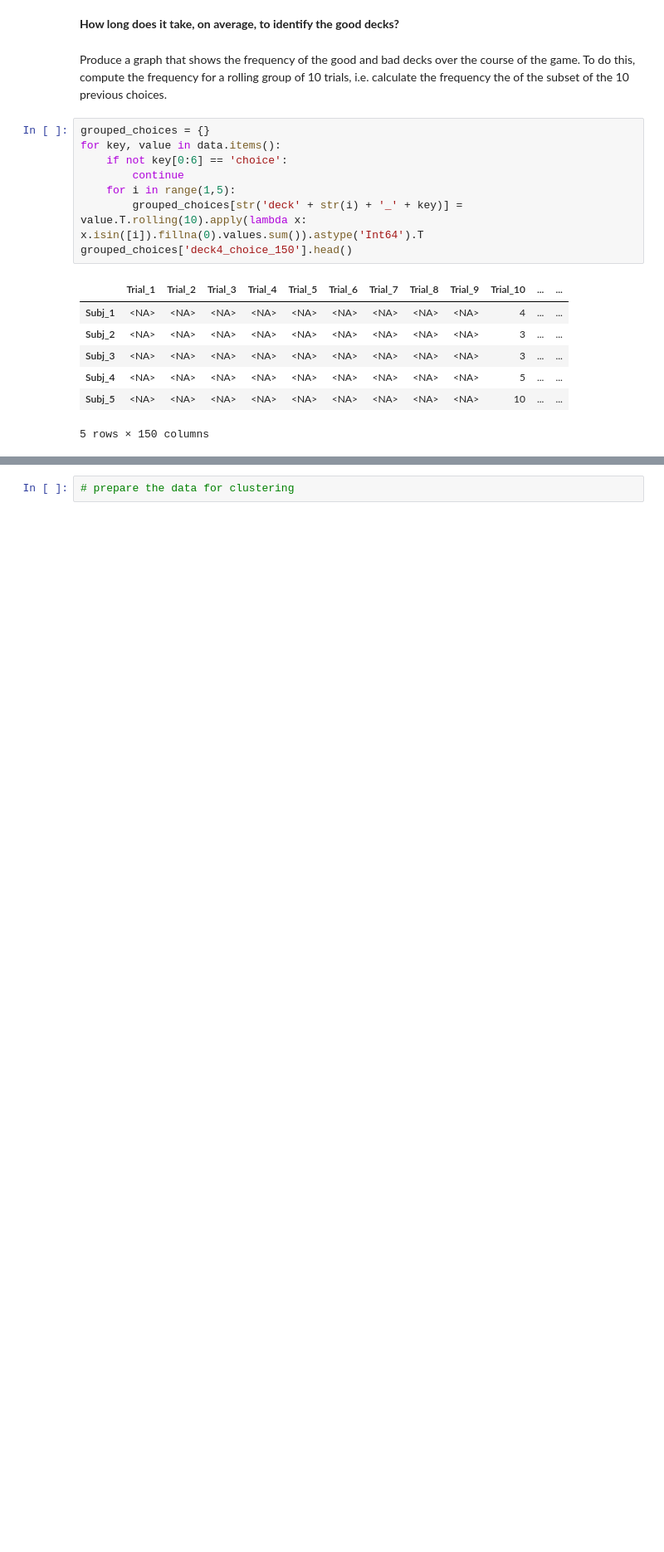
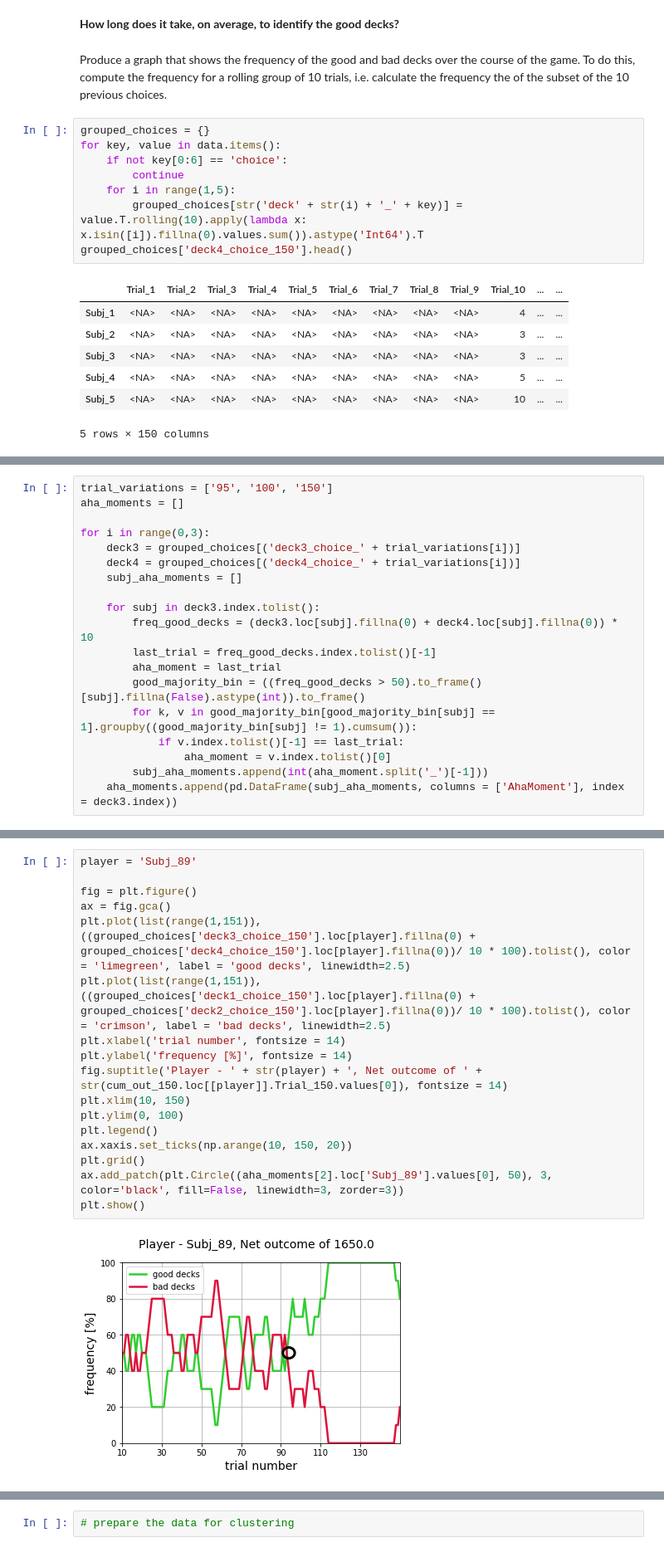
Before and after one commit to murphn88/ca4015-assignment-1, a Jupyter notebook: book/data_exploration.ipynb, the cells around one changed output, grey strips where cells are left out. Shown at 83% size. Cells and saved outputs as stored; diff of their text form; blank space fills up the shorter version.

```diff
--- a/book/data_exploration.ipynb
+++ b/book/data_exploration.ipynb
@@ -264,0 +342,19 @@ In the above graphs, the bad decks (deck A and B) are the most popular at the be
+# %%
+trial_variations = ['95', '100', '150']
+aha_moments = []
+
+for i in range(0,3):
+    deck3 = grouped_choices[('deck3_choice_' + trial_variations[i])]
+    deck4 = grouped_choices[('deck4_choice_' + trial_variations[i])]
+    subj_aha_moments = []
+
+    for subj in deck3.index.tolist():
+        freq_good_decks = (deck3.loc[subj].fillna(0) + deck4.loc[subj].fillna(0)) * 10
+        last_trial = freq_good_decks.index.tolist()[-1]
+        aha_moment = last_trial
+        good_majority_bin = ((freq_good_decks > 50).to_frame()[subj].fillna(False).astype(int)).to_frame()
+        for k, v in good_majority_bin[good_majority_bin[subj] == 1].groupby((good_majority_bin[subj] != 1).cumsum()):
+            if v.index.tolist()[-1] == last_trial:
+                aha_moment = v.index.tolist()[0]
+        subj_aha_moments.append(int(aha_moment.split('_')[-1]))
+    aha_moments.append(pd.DataFrame(subj_aha_moments, columns = ['AhaMoment'], index = deck3.index))
@@ -264,0 +363,19 @@ In the above graphs, the bad decks (deck A and B) are the most popular at the be
+# %%
+player = 'Subj_89'
+
+fig = plt.figure()
+ax = fig.gca()
+plt.plot(list(range(1,151)),((grouped_choices['deck3_choice_150'].loc[player].fillna(0) + grouped_choices['deck4_choice_150'].loc[player].fillna(0))/ 10 * 100).tolist(), color = 'limegreen', label = 'good decks', linewidth=2.5)
+plt.plot(list(range(1,151)),((grouped_choices['deck1_choice_150'].loc[player].fillna(0) + grouped_choices['deck2_choice_150'].loc[player].fillna(0))/ 10 * 100).tolist(), color = 'crimson', label = 'bad decks', linewidth=2.5)
+plt.xlabel('trial number', fontsize = 14)
+plt.ylabel('frequency [%]', fontsize = 14)
+fig.suptitle('Player - ' + str(player) + ', Net outcome of ' + str(cum_out_150.loc[[player]].Trial_150.values[0]), fontsize = 14)
+plt.xlim(10, 150)
+plt.ylim(0, 100)
+plt.legend()
+ax.xaxis.set_ticks(np.arange(10, 150, 20))
+plt.grid()
+ax.add_patch(plt.Circle((aha_moments[2].loc['Subj_89'].values[0], 50), 3, color='black', fill=False, linewidth=3, zorder=3))
+plt.show()
+# %% [output]
+[figure, added]
```
Also changed, not shown: parts of 34 cells of this notebook, 2 other files.
